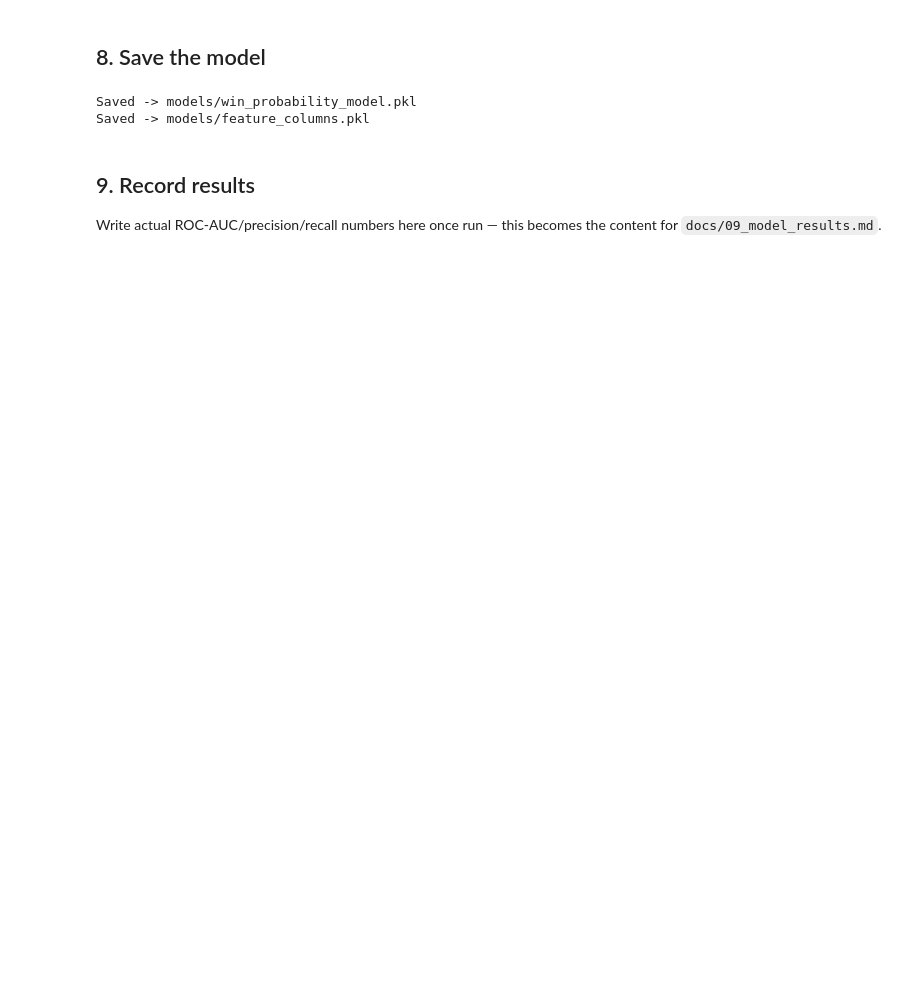
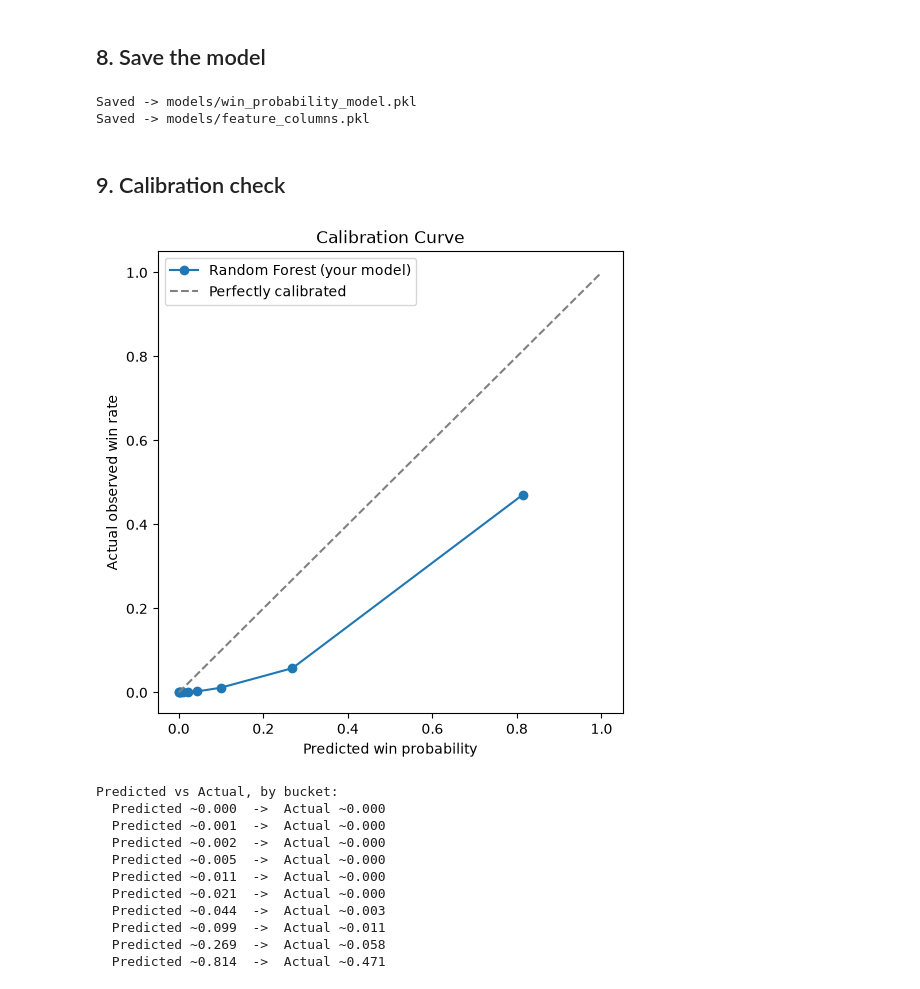
Before and after one commit to parulkaushal06/F1-strategy-recommendation-system, a Jupyter notebook: notebooks/04_modeling.ipynb, the cells around one changed output. Saved outputs shown, nothing was run; the diff lists cells and outputs as text; code cells hidden in the pictures; blank space fills up the shorter version.

```diff
--- a/notebooks/04_modeling.ipynb
+++ b/notebooks/04_modeling.ipynb
@@ -40,3 +40,12 @@ print(feature_cols)
 # %% [output]
 43 features selected:
 ['year', 'round', 'lap', 'position', 'grid', 'milliseconds', 'cum_time_ms', 'gap_to_leader_ms', 'pit_stop_this_lap', 'cumulative_pit_stops', 'laps_since_last_pit', 'pit_duration_ms', 'total_laps', 'ra ...
+# %%
+# gap_to_leader_ms and gap_to_leader_s are the same value in different units —
+# keep only one to avoid artificially splitting this feature's importance in two.
+# Keeping the seconds version since it's more human-readable for the dashboard.
+if 'gap_to_leader_ms' in feature_cols:
+    feature_cols.remove('gap_to_leader_ms')
+
+print(f'{len(feature_cols)} features selected (after removing duplicate):')
+print(feature_cols)
@@ -219,6 +231,35 @@ print('Saved -> models/feature_columns.pkl')
 # %% [output]
 Saved -> models/win_probability_model.pkl
 Saved -> models/feature_columns.pkl
-# %% [markdown]
-## 9. Record results
-Write actual ROC-AUC/precision/recall numbers here once run — this becomes the content for `docs/09_model_results.md`.
+# %% [markdown]
+## 9. Calibration check
+# %%
+from sklearn.calibration import calibration_curve
+
+prob_true, prob_pred = calibration_curve(y_test, y_pred_proba, n_bins=10, strategy='quantile')
+
+plt.figure(figsize=(6, 6))
+plt.plot(prob_pred, prob_true, marker='o', label='Random Forest (your model)')
+plt.plot([0, 1], [0, 1], linestyle='--', color='gray', label='Perfectly calibrated')
+plt.xlabel('Predicted win probability')
+plt.ylabel('Actual observed win rate')
+plt.title('Calibration Curve')
+plt.legend()
+plt.show()
+
+print("Predicted vs Actual, by bucket:")
+for p, t in zip(prob_pred, prob_true):
+    print(f"  Predicted ~{p:.3f}  ->  Actual ~{t:.3f}")
+# %% [output]
+[figure, added]
+Predicted vs Actual, by bucket:
+  Predicted ~0.000  ->  Actual ~0.000
+  Predicted ~0.001  ->  Actual ~0.000
+  Predicted ~0.002  ->  Actual ~0.000
+  Predicted ~0.005  ->  Actual ~0.000
+  Predicted ~0.011  ->  Actual ~0.000
+  Predicted ~0.021  ->  Actual ~0.000
+  Predicted ~0.044  ->  Actual ~0.003
+  Predicted ~0.099  ->  Actual ~0.011
+  Predicted ~0.269  ->  Actual ~0.058
+  Predicted ~0.814  ->  Actual ~0.471
```
Also changed, not shown: parts of 38 cells of this notebook, 15 other files.
